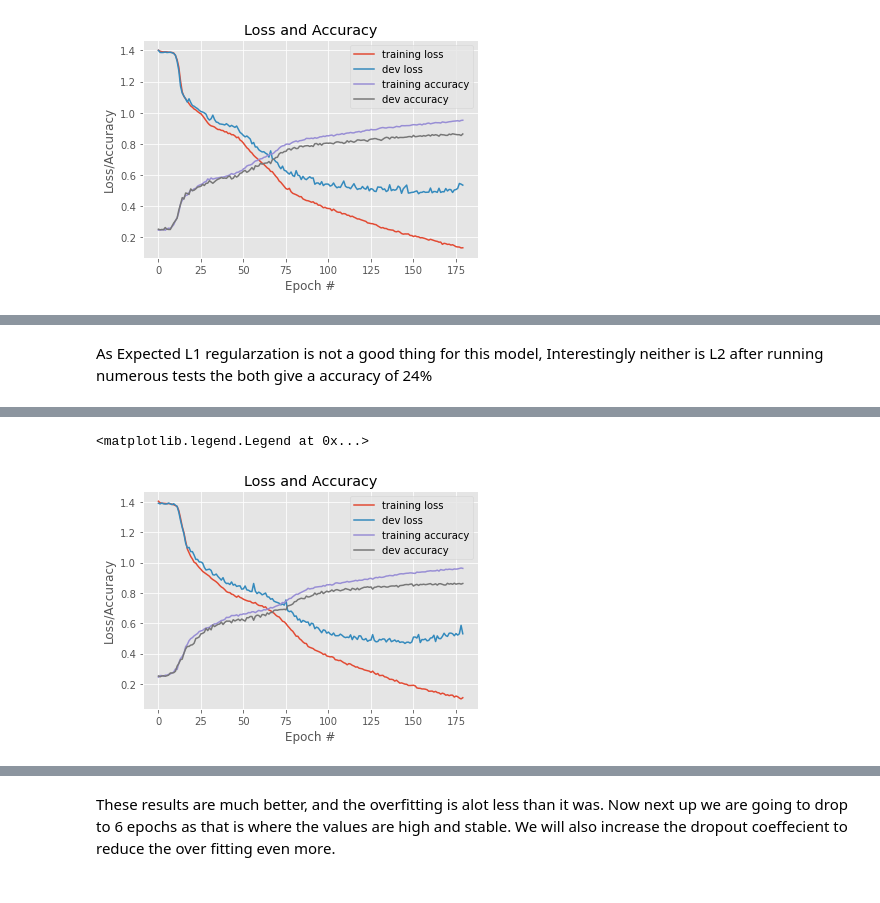
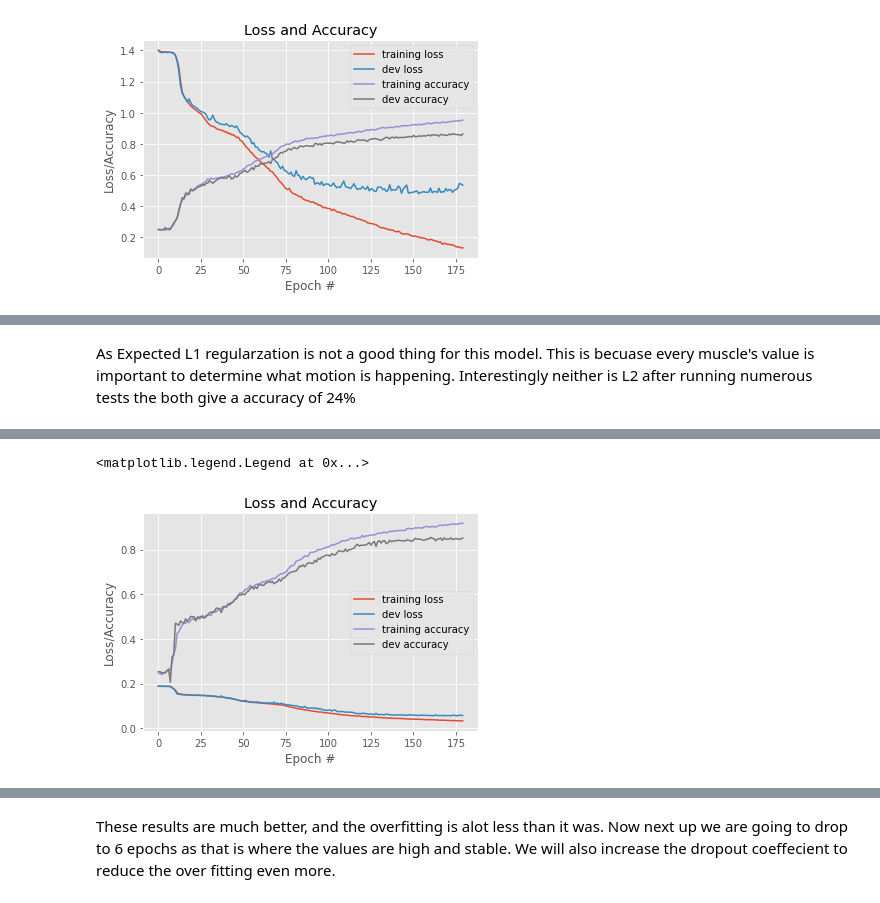
Before and after one commit to nates-rgb/NeuralNet, a Jupyter notebook: Projects/proj1.ipynb, the cells around one changed output, grey strips where cells are left out. Saved outputs shown, nothing was run; the diff lists cells and outputs as text; code cells hidden in the pictures.

```diff
--- a/Projects/proj1.ipynb
+++ b/Projects/proj1.ipynb
@@ -788,5 +1112,5 @@ weighted avg       0.06      0.25      0.10      2335
 # %% [markdown]
-As Expected L1 regularzation is not a good thing for this model, Interestingly neither is L2 after running numerous tests the both give a accuracy of 24%
+As Expected L1 regularzation is not a good thing for this model. This is becuase every muscle's value is important to determine what motion is happening. Interestingly neither is L2 after running numerous tests the both give a accuracy of 24%
 # %%
 
 
@@ -805,7 +1129,7 @@ model.add(Dense(64, activation = 'sigmoid',kernel_regularizer = reg))
 model.add(Dropout(x))
 model.add(Dense(4, activation = 'softmax'))
 
-model.compile(loss = 'categorical_crossentropy', optimizer = 'adam', metrics = ['accuracy'])
+model.compile(loss = 'mean_squared_error', optimizer = 'adam', metrics = ['accuracy'])
 
 # fit the model to the training data
 maxEpoch =180
@@ -858,2 +1182,2 @@ weighted avg       0.86      0.86      0.86      2335
 <matplotlib.legend.Legend at 0x...>
-[figure, old version]
+[figure, new version]
```
Also changed, not shown: parts of 57 cells of this notebook.
